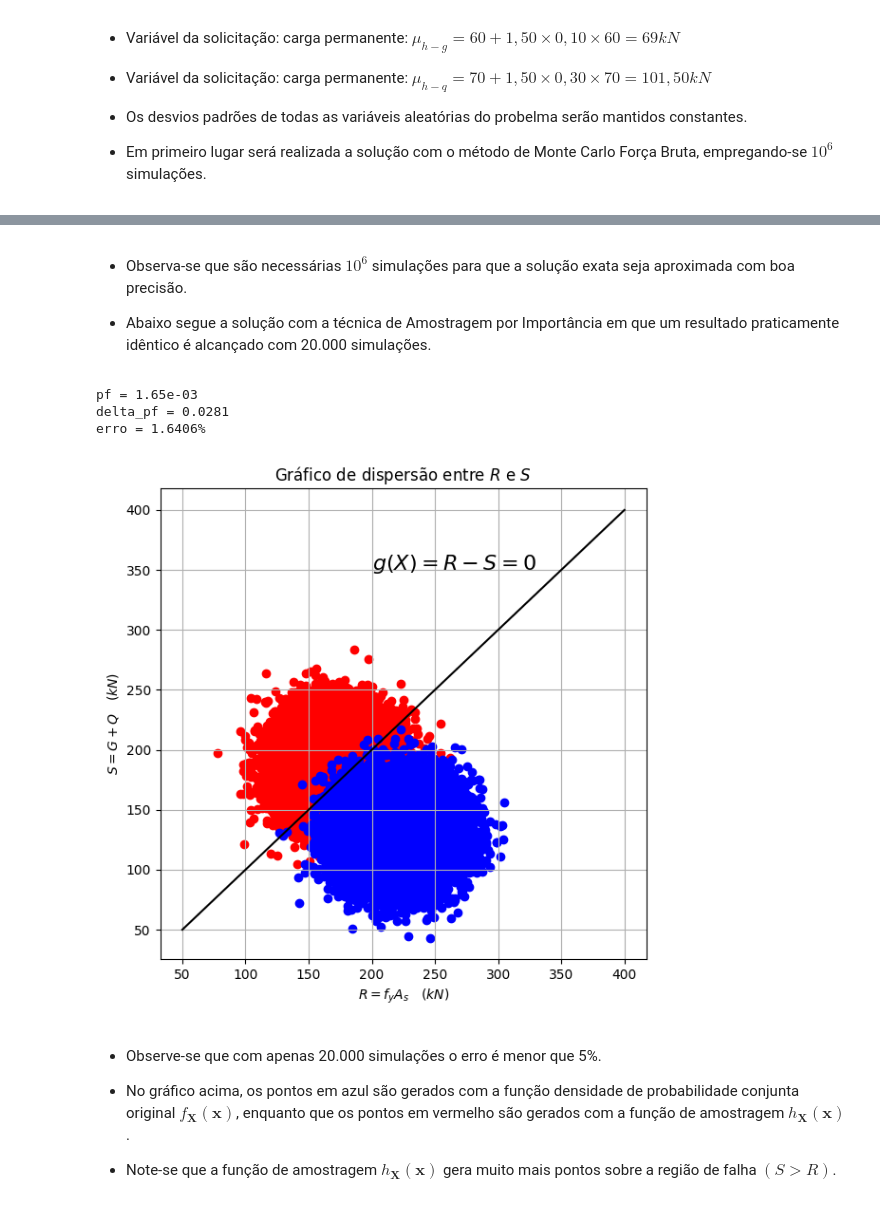
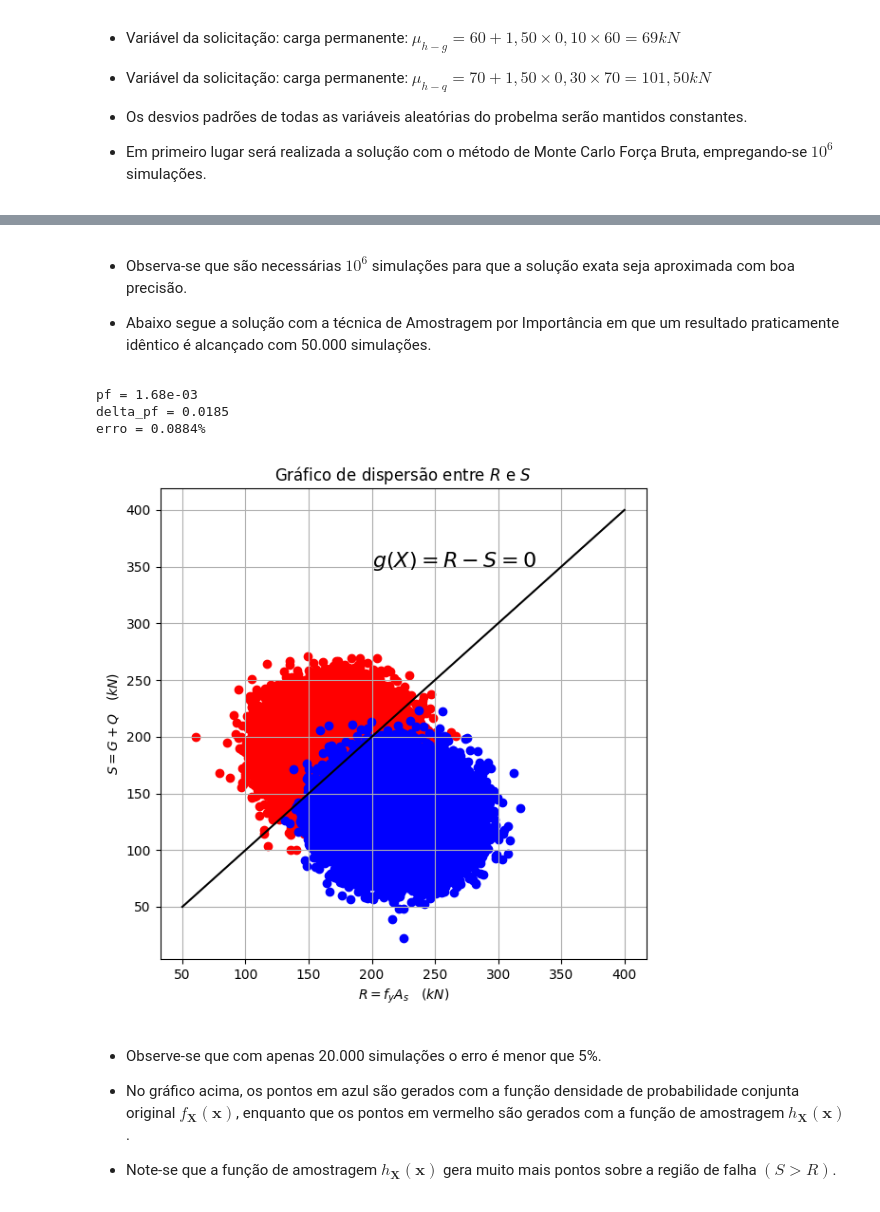
Before and after one commit to mvreal/Confiabilidade-em-Engenharia, a Jupyter notebook: Capitulo_6-1.ipynb, the cells around one changed output, grey strips where cells are left out. Saved outputs shown, nothing was run; the diff lists cells and outputs as text; code cells hidden in the pictures.

```diff
--- a/Capitulo_6-1.ipynb
+++ b/Capitulo_6-1.ipynb
@@ -910,13 +910,13 @@ erro(%) = 4.88
 # %% [markdown]
 * Observa-se que são necessárias $10^6$ simulações para que a solução exata seja aproximada com boa precisão.
 
-* Abaixo segue a solução com a técnica de Amostragem por Importância em que um resultado praticamente idêntico é alcançado com 20.000 simulações.
+* Abaixo segue a solução com a técnica de Amostragem por Importância em que um resultado praticamente idêntico é alcançado com 50.000 simulações.
 # %%
 """
 Probabilidade de falha de uma barra tracionada - Amostragem por importância
 """
 # Dados de entrada:
-ns = 20_000
+ns = 50_000
 k = 1.5
 exact = 1.6782e-3
 #
@@ -961,37 +961,37 @@ erro =np.abs((pf- exact) / exact) * 100
 print("pf = {0:0.2e}".format(pf))
 print("delta_pf = {0:0.4f}".format(delta_pf))
 print("erro = {0:0.4f}%".format(erro))
 # Gráfico de dispersão
 sh = fy * ast / 1000
 rh= g + q
 #
 mu_r = mu_fy * ast / 1000
 sigma_r = sigma_fy * ast / 1000
 #
 mu_s = mu_g + mu_q
 sigma_s = np.sqrt(sigma_g ** 2 + sigma_q ** 2)
 #
 rf = np.random.normal(mu_r, sigma_r, ns)
 sf = np.random.normal(mu_s, sigma_s, ns)
 #
 r = np.linspace(50, 400, 1000)
 s = r
 plt.figure(1, figsize=(6, 6))
 plt.scatter(rh, sh, color="red")
 plt.scatter(rf, sf, color="blue")
 plt.plot(r, s, color="black")
 plt.xlabel(r'$R = f_y A_s\quad (kN)$')
 plt.ylabel(r'$S = G + Q \quad (kN)$')
 plt.title('Gráfico de dispersão entre $R$ e $S$')
 plt.text(200, 350, r"$g(X)=R-S = 0$", fontsize="16")
 plt.grid()
 plt.tight_layout()
 plt.show()
 # %% [output]
-pf = 1.65e-03
-delta_pf = 0.0281
-erro = 1.6406%
+pf = 1.68e-03
+delta_pf = 0.0185
+erro = 0.0884%
-[figure, old version]
+[figure, new version]
 # %% [markdown]
 * Observe-se que com apenas 20.000 simulações o erro é menor que 5%.
 
```
Also changed, not shown: parts of 7 cells of this notebook.
